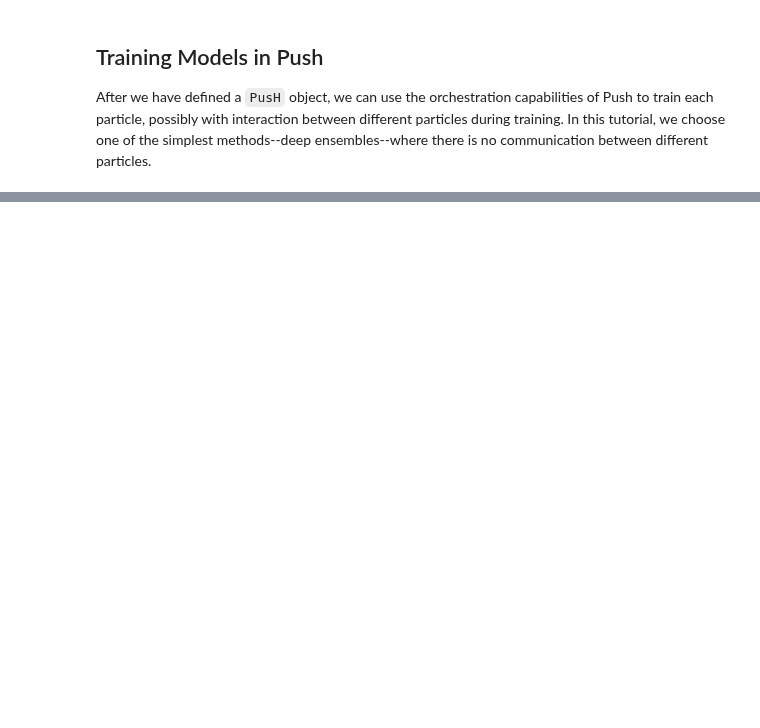
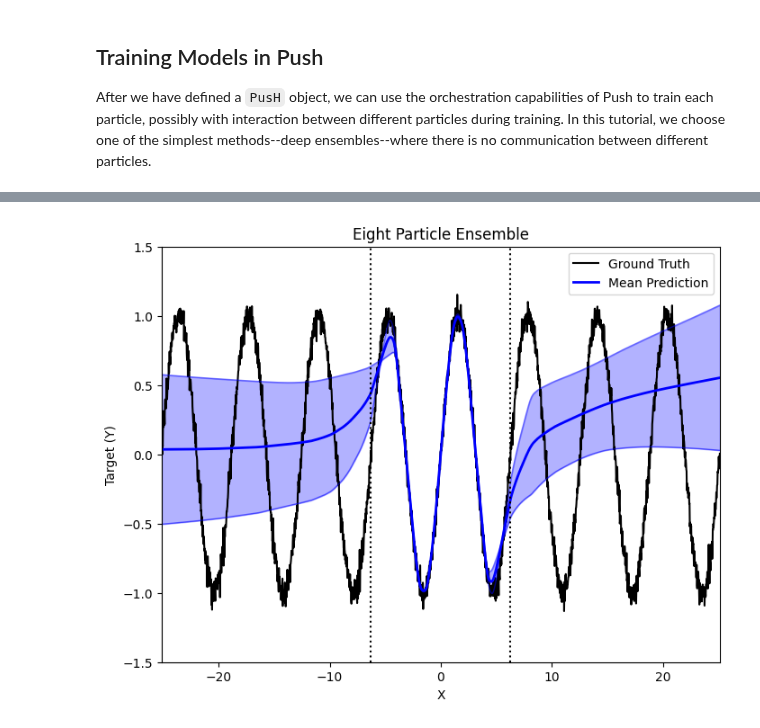
Before and after one commit to lbai-lab/push, a Jupyter notebook: docs/source/tutorials/01_Bayesian_Deep_Learning/bayesian_deep_learning.ipynb, the cells around one changed output, grey strips where cells are left out. Cells and saved outputs as stored; diff of their text form; code cells hidden in the pictures; blank space fills up the shorter version.

```diff
--- a/docs/source/tutorials/01_Bayesian_Deep_Learning/bayesian_deep_learning.ipynb
+++ b/docs/source/tutorials/01_Bayesian_Deep_Learning/bayesian_deep_learning.ipynb
@@ -386,0 +271,4 @@ Kevin Murphy
+# %%
+plot_results(oos_dataset, eight_particle_outputs, 'Eight Particle Ensemble')
+# %% [output]
+[figure, added]
```
Also changed, not shown: parts of 57 cells of this notebook.
